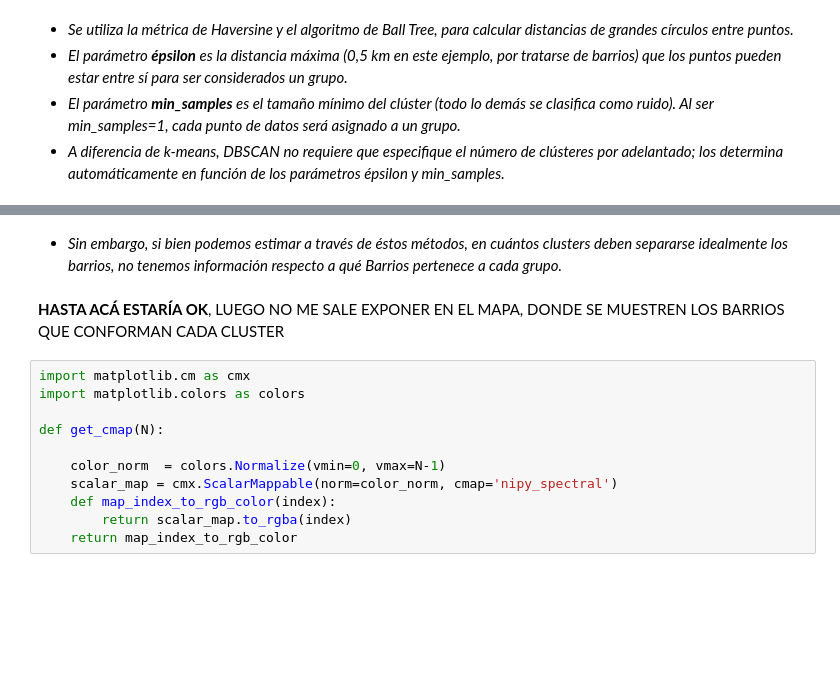
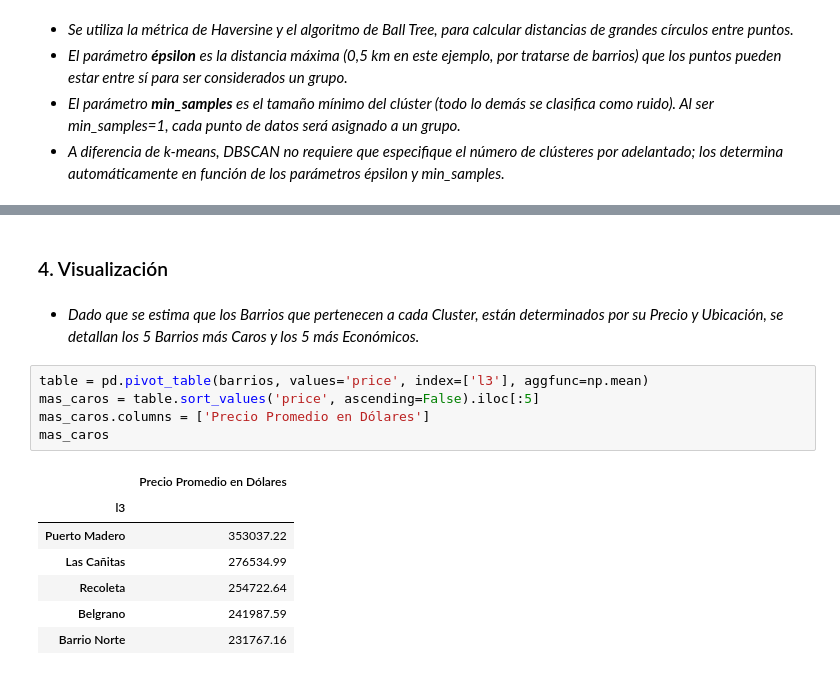
Before and after one commit to alseveso/AcamicaDS, a Jupyter notebook: Proyectos/Proyecto 2_Alejandra Seveso.ipynb, the cells around one changed output, grey strips where cells are left out. Drawn from its saved outputs; the diff is of its cells as text; blank space fills up the shorter version.

```diff
--- a/Proyectos/Proyecto 2_Alejandra Seveso.ipynb
+++ b/Proyectos/Proyecto 2_Alejandra Seveso.ipynb
@@ -1590,15 +1629,17 @@ print('Number of clusters: {}'.format(n_clusters))
-# %% [markdown]
-* *Sin embargo, si bien podemos estimar a través de éstos métodos, en cuántos clusters deben separarse idealmente los barrios, no tenemos información respecto a qué Barrios pertenece a cada grupo.*
-# %% [markdown]
-**HASTA ACÁ ESTARÍA OK**, LUEGO NO ME SALE EXPONER EN EL MAPA, DONDE SE MUESTREN LOS BARRIOS QUE CONFORMAN CADA CLUSTER
-# %%
-import matplotlib.cm as cmx
-import matplotlib.colors as colors
-
-def get_cmap(N):
-
-    color_norm  = colors.Normalize(vmin=0, vmax=N-1)
-    scalar_map = cmx.ScalarMappable(norm=color_norm, cmap='nipy_spectral')
-    def map_index_to_rgb_color(index):
-        return scalar_map.to_rgba(index)
-    return map_index_to_rgb_color
+# %% [markdown]
+### 4. Visualización
+# %% [markdown]
+* *Dado que se estima que los Barrios que pertenecen a cada Cluster, están determinados por su Precio y Ubicación, se detallan los 5 Barrios más Caros y los 5 más Económicos.*
+# %%
+table = pd.pivot_table(barrios, values='price', index=['l3'], aggfunc=np.mean)
+mas_caros = table.sort_values('price', ascending=False).iloc[:5]
+mas_caros.columns = ['Precio Promedio en Dólares']
+mas_caros
+# %% [output]
+|  | Precio Promedio en Dólares |
+| l3 |  |
+| Puerto Madero | 353037.22 |
+| Las Cañitas | 276534.99 |
+| Recoleta | 254722.64 |
+| Belgrano | 241987.59 |
+| Barrio Norte | 231767.16 |
```
Also changed, not shown: parts of 37 cells of this notebook.
